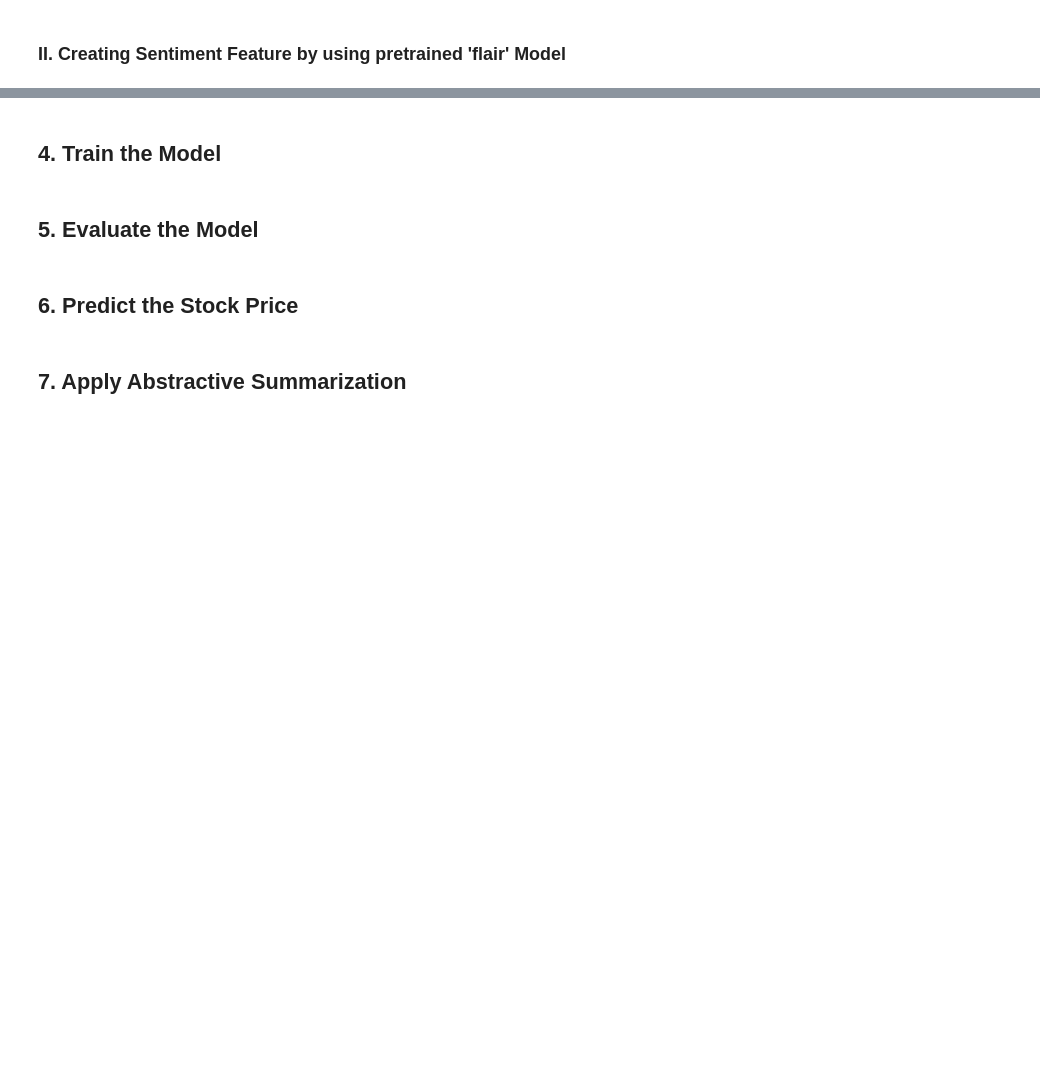
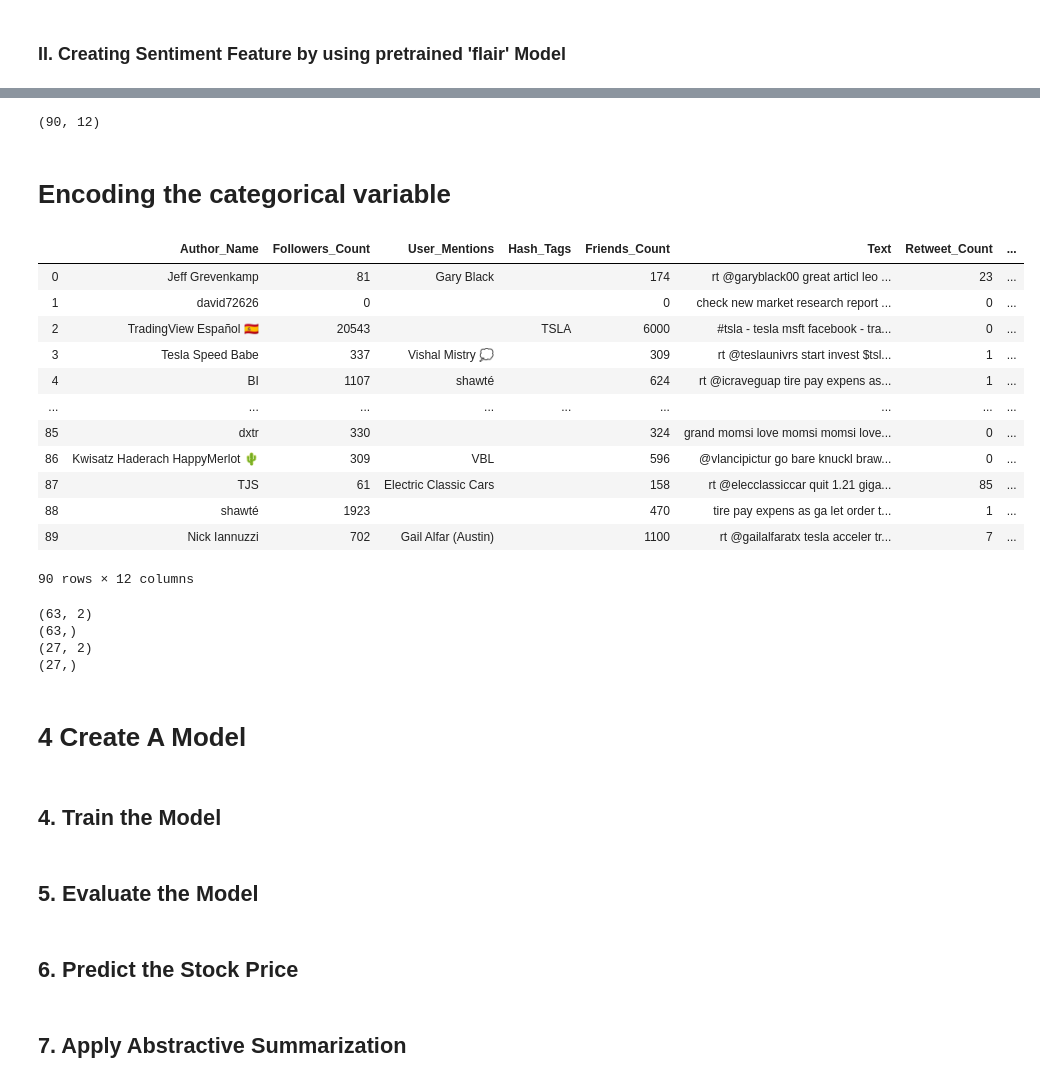
Before and after one commit to anjanshrestha123/Sentiment-Analysis-for-Stock-Price-Prediction, a Jupyter notebook: sentiment_analysis_stock_market_prediction.ipynb, the cells around one changed output, grey strips where cells are left out. Cells and saved outputs as stored; diff of their text form; code cells hidden in the pictures; blank space fills up the shorter version.

Commit message:
date format changed and encoding

```diff
--- a/sentiment_analysis_stock_market_prediction.ipynb
+++ b/sentiment_analysis_stock_market_prediction.ipynb
@@ -198,0 +271,6 @@ df.head(5)
+# %%
+
+def format_date(mydate):
+    parsed_date = dparser.parse(mydate, fuzzy=True)
+    date = str(parsed_date.year)+'-'+str(parsed_date.month)+'-'+str(parsed_date.day)
+    return date
@@ -199,3 +281,51 @@ df.head(5)
+# %%
+df['Created_At'] = pd.Series(map(format_date,df['Created_At']))
+# %%
+df['price'] = pd.Series([stock_price[mydate] for mydate in df['Created_At']])
+# %%
+df.shape
+# %% [output]
+(90, 12)
+# %% [markdown]
+# Encoding the categorical variable
+# %%
+def is_pos(sentiment):
+    if sentiment=='POSITIVE':
+        return 1
+    else:
+        return -1
+df['Sentiment'] = pd.Series([is_pos(sentiment) for sentiment in df['Sentiment']])
+# %%
+df
+# %% [output]
+|  | Author_Name | Followers_Count | User_Mentions | Hash_Tags | Friends_Count | Text | Retweet_Count | ... |
+| 0 | Jeff Grevenkamp | 81 | Gary Black |  | 174 | rt @garyblack00 great articl leo ... | 23 | ... |
+| 1 | david72626 | 0 |  |  | 0 | check new market research report ... | 0 | ... |
+| 2 | TradingView Español 🇪🇸 | 20543 |  | TSLA | 6000 | #tsla - tesla msft facebook - tra... | 0 | ... |
+| 3 | Tesla Speed Babe | 337 | Vishal Mistry 💭 |  | 309 | rt @teslaunivrs start invest $tsl... | 1 | ... |
+| 4 | BI | 1107 | shawté |  | 624 | rt @icraveguap tire pay expens as... | 1 | ... |
+| ... | ... | ... | ... | ... | ... | ... | ... | ... |
+| 85 | dxtr | 330 |  |  | 324 | grand momsi love momsi momsi love... | 0 | ... |
+| 86 | Kwisatz Haderach HappyMerlot 🌵 | 309 | VBL |  | 596 | @vlancipictur go bare knuckl braw... | 0 | ... |
+| 87 | TJS | 61 | Electric Classic Cars |  | 158 | rt @elecclassiccar quit 1.21 giga... | 85 | ... |
+| 88 | shawté | 1923 |  |  | 470 | tire pay expens as ga let order t... | 1 | ... |
+| 89 | Nick Iannuzzi | 702 | Gail Alfar (Austin) |  | 1100 | rt @gailalfaratx tesla acceler tr... | 7 | ... |
+90 rows × 12 columns
+# %%
+# add your code below this comment
+from sklearn.model_selection import train_test_split
+X_train, X_test, y_train, y_test = train_test_split(df[["Sentiment", "Followers_Count"]], df["price"], test_size=0.30, random_state=237)
+print(X_train.shape)
+print(y_train.shape)
+print(X_test.shape)
+print(y_test.shape)
+# %% [output]
+(63, 2)
+(63,)
+(27, 2)
+(27,)
+# %% [markdown]
+# 4 Create A Model
 # %% [markdown]
 ## 4. Train the Model ##
 # %% [markdown]
```
Also changed, not shown: parts of 15 cells of this notebook.
